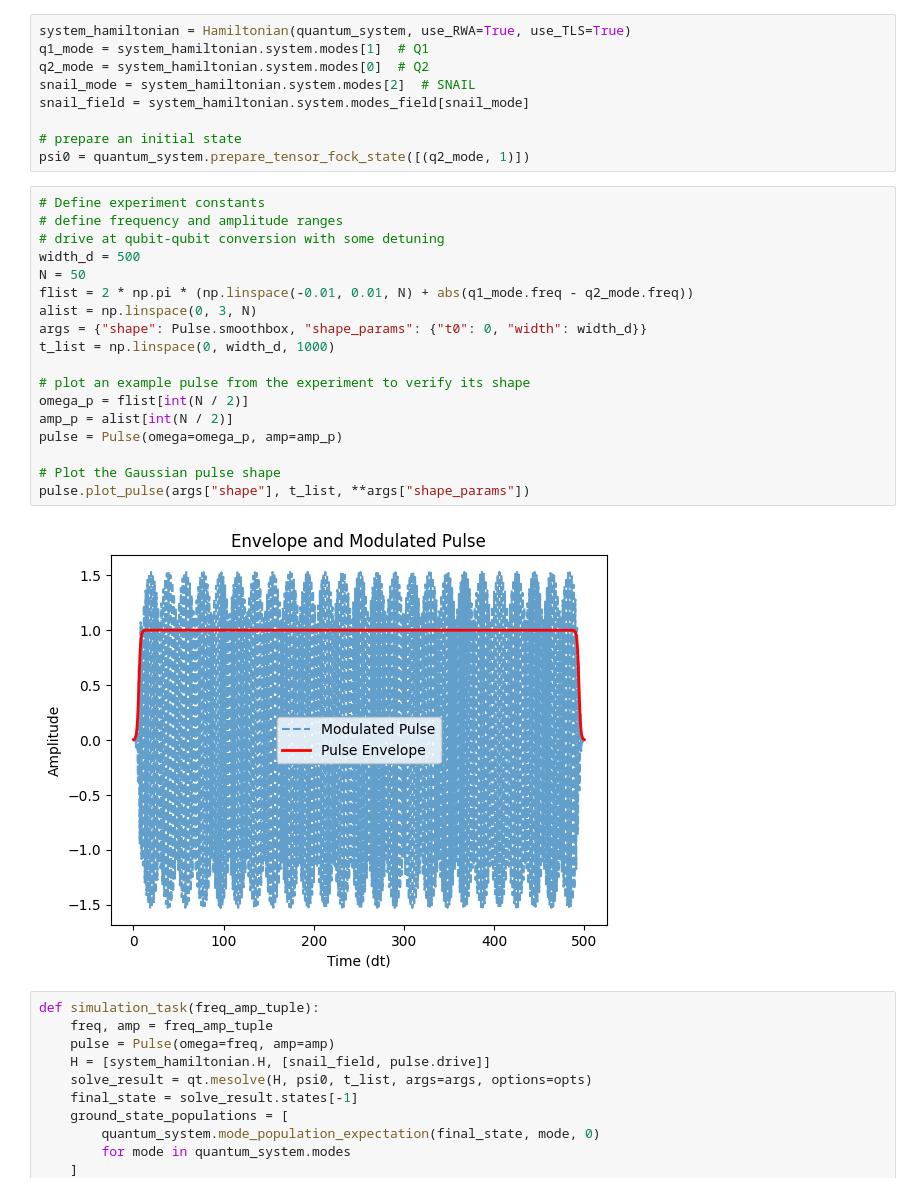
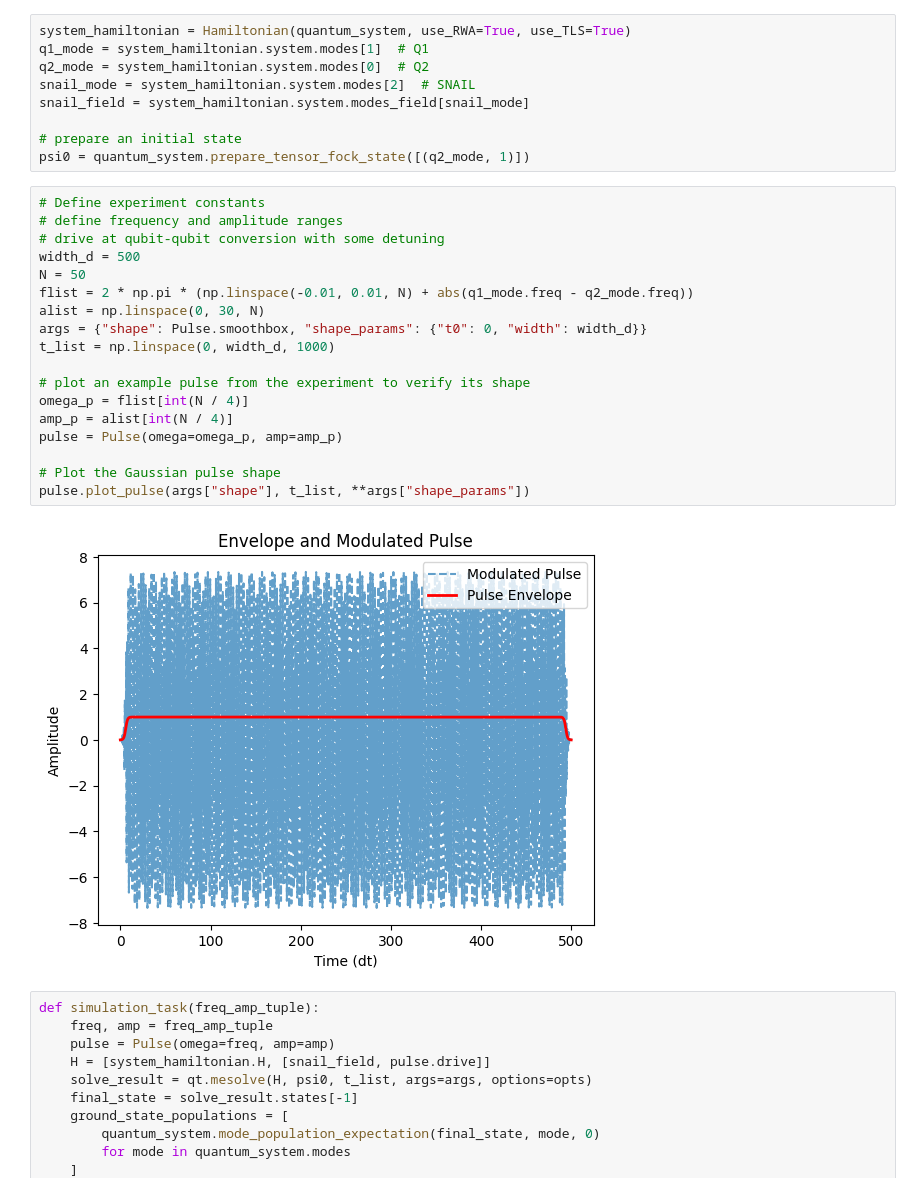
Before and after one commit to Pitt-JonesLab/quantum_logical, a Jupyter notebook: src/notebooks/pulse_sim/01_snail_qubit.ipynb, the cells around one changed output. Cells and saved outputs as stored; diff of their text form.

```diff
--- a/src/notebooks/pulse_sim/01_snail_qubit.ipynb
+++ b/src/notebooks/pulse_sim/01_snail_qubit.ipynb
@@ -47,23 +47,23 @@ psi0 = quantum_system.prepare_tensor_fock_state([(q2_mode, 1)])
 # %%
 # Define experiment constants
 # define frequency and amplitude ranges
 # drive at qubit-qubit conversion with some detuning
 width_d = 500
 N = 50
 flist = 2 * np.pi * (np.linspace(-0.01, 0.01, N) + abs(q1_mode.freq - q2_mode.freq))
-alist = np.linspace(0, 3, N)
+alist = np.linspace(0, 30, N)
 args = {"shape": Pulse.smoothbox, "shape_params": {"t0": 0, "width": width_d}}
 t_list = np.linspace(0, width_d, 1000)
 
 # plot an example pulse from the experiment to verify its shape
-omega_p = flist[int(N / 2)]
-amp_p = alist[int(N / 2)]
+omega_p = flist[int(N / 4)]
+amp_p = alist[int(N / 4)]
 pulse = Pulse(omega=omega_p, amp=amp_p)
 
 # Plot the Gaussian pulse shape
 pulse.plot_pulse(args["shape"], t_list, **args["shape_params"])
 # %% [output]
-[figure, old version]
+[figure, new version]
 # %%
 def simulation_task(freq_amp_tuple):
     freq, amp = freq_amp_tuple
```
Also changed, not shown: 3 other files.
